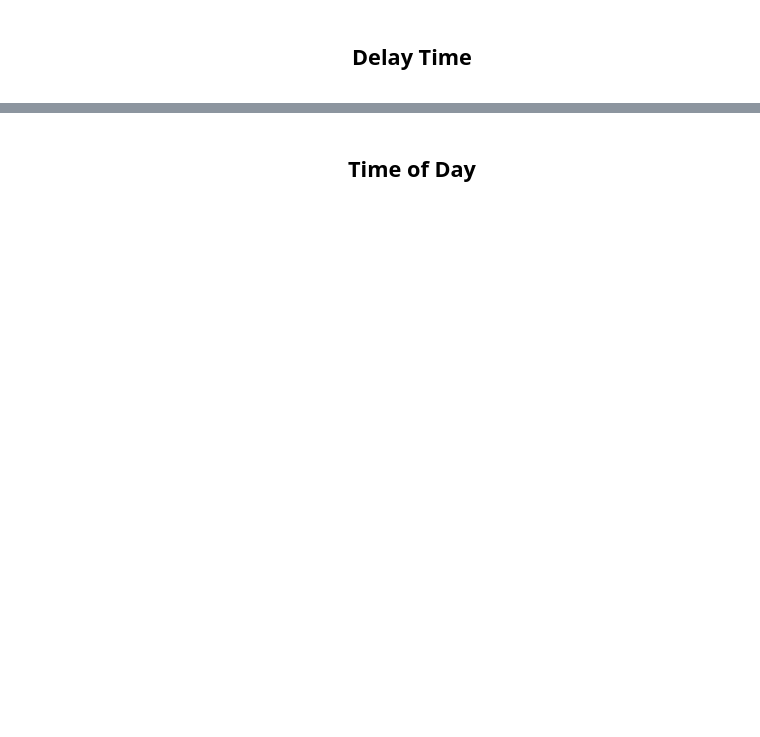
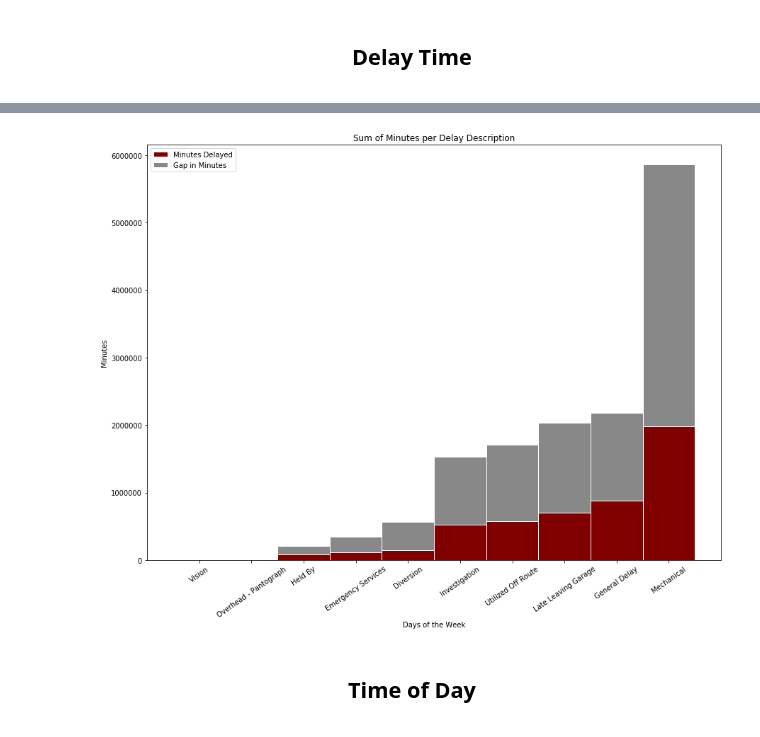
Before and after one commit to sishola/ttc-delays, a Jupyter notebook: Surface Routes/surface_routes_eda.ipynb, the cells around one changed output, grey strips where cells are left out. Saved outputs shown, nothing was run; the diff lists cells and outputs as text; code cells hidden in the pictures; blank space fills up the shorter version.

```diff
--- a/Surface Routes/surface_routes_eda.ipynb
+++ b/Surface Routes/surface_routes_eda.ipynb
@@ -364,33 +438,35 @@ names = [names[i] for i in dayorder]
 # %%
 bar1 = incidents['Min Delay']
 bar2 = incidents['Min Gap']
 
 label = incidents['Incident']
 barwidth = 1
 
 description = incidents['Incident'].unique().tolist()
-description_order = [1, 2, 3, 4, 5, 6, 7, 8, 9, 10, 11, 12]
+description_order = [0,1, 2, 3, 4, 5, 6, 7, 8, 9]
 descriptions = [description[i] for i in description_order]
 
 bars = np.add(bar1, bar2).tolist()
 
 fig, ax = plt.subplots(1, figsize = [12.5, 10])
 
 p1 = ax.bar(label, bar1, color='#800000', edgecolor='white', width=barwidth)
 p2 = ax.bar(label, bar2, bottom=bar1, color='#888888', edgecolor='white', width=barwidth)
 
 ax.set_ylabel('Minutes')
 ax.set_xlabel('Days of the Week')
 ax.set_title('Sum of Minutes per Delay Description')
 
 plt.legend((p1[0], p2[0]), ('Minutes Delayed', 'Gap in Minutes'))
 
 plt.xticks(label, descriptions, rotation = 35)
 
 plt.tight_layout()
 
-plt.savefig('Sum of Minutes per Delay Description.png')
+plt.savefig('./Output/Sum of Minutes per Delay Description.png')
 plt.show()
+# %% [output]
+[figure, added]
 # %% [markdown]
 <center><h2>Time of Day</center></h2>
 # %%
```
Also changed, not shown: parts of 28 cells of this notebook, 26 other files.
